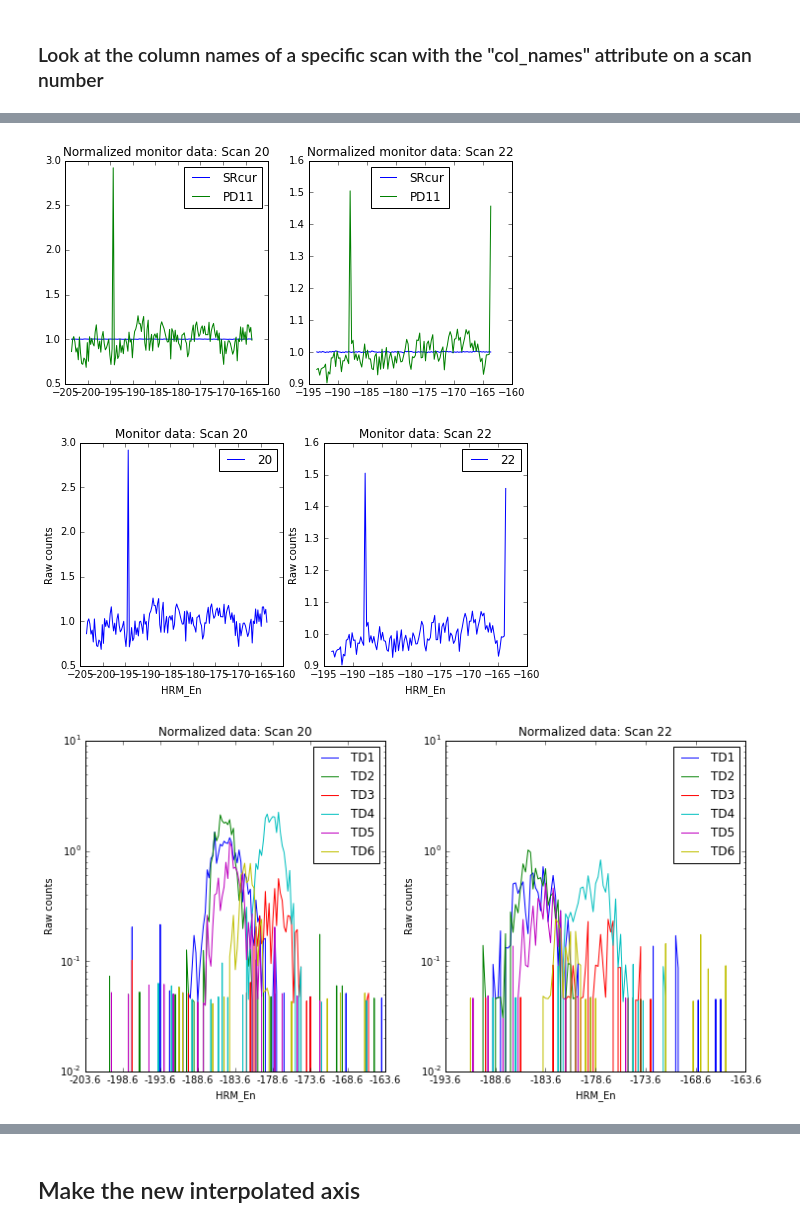
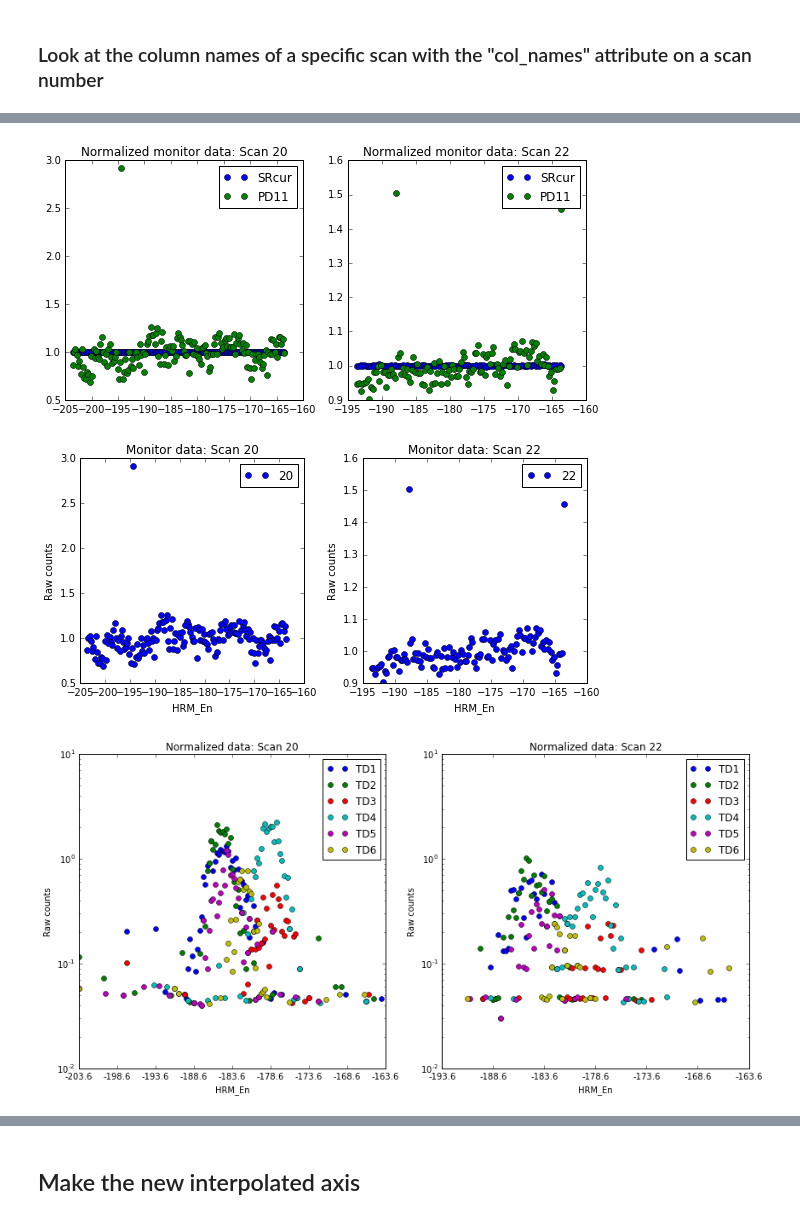
Before and after one commit to NSLS-II-IXS/ixstools, a Jupyter notebook: notebooks/IXS alignment notebook.ipynb, the cells around one changed output, grey strips where cells are left out. Drawn from its saved outputs; the diff is of its cells as text; code cells hidden in the pictures.

```diff
--- a/notebooks/IXS alignment notebook.ipynb
+++ b/notebooks/IXS alignment notebook.ipynb
@@ -160,16 +194,17 @@ else:
 x_data = [sf[sid].scan_data[x_name] for sid in scans]
 y_data = [sf[sid].scan_data[y_keys] for sid in scans]
 # output the raw data and make some matplotlib plots
-fig, axes = make_axes(len(y_data))
+fig, axes = make_axes(len(y_data), 6, 6)
 for x_vals, y_sid, sid, ax in zip(x_data, y_data, scans, axes.ravel()):
     fpath = os.path.join(output_dir, '%s-raw' % sid)
     df = y_sid.copy().set_index(x_vals)
     df.to_csv(fpath, output_sep)
-    df.plot(logy=logy, ax=ax)
+    df.plot(logy=logy, ax=ax, **data_plot_kws)
     ax.set_title("Raw data: Scan %s" % sid)
     ax.set_xlabel(x_name)
     ax.set_ylabel("Raw counts")
 
+plt.tight_layout()
 fpath = os.path.join(output_dir, '-'.join([str(sid) for sid in scans]) + '-raw')
 fig.savefig(fpath + '.png')
 # %% [output]
@@ -182,7 +217,9 @@ raw_monitor_data = [[sf[sid].scan_data[monitor]
 fig, axes = make_axes(len(raw_monitor_data))
 for mon_data, x, sid, ax in zip(raw_monitor_data, x_data, scans, axes.ravel()):
     for d, mon in zip(mon_data, monitors):
-        ax.semilogy(x, d, label=mon)
+        ax.plot(x, d, label=mon, **data_plot_kws)
+#         ax.semilogy(x, d, label=mon)
     ax.legend(loc=0)
     ax.set_title('Raw monitor data: Scan %s' % sid)
+plt.tight_layout()
 # %% [output]
@@ -193,18 +230,19 @@ norm_mon_data = [[d / np.average(d) for d in mon_data] for mon_data in raw_monit
 fig, axes = make_axes(len(raw_monitor_data))
 for mon_data, x, sid, ax in zip(norm_mon_data, x_data, scans, axes.ravel()):
     for d, mon in zip(mon_data, monitors):
-        ax.plot(x, d, label=mon)
+        ax.plot(x, d, label=mon, **data_plot_kws)
     ax.legend(loc=0)
     ax.set_title('Normalized monitor data: Scan %s' % sid)
+plt.tight_layout()
 # %% [output]
-[figure, old version]
+[figure, new version]
 # %%
 # normalize the monitor by its average value
 monitor_data = [np.product(mon_data, axis=0) for mon_data in norm_mon_data]
 
 fig, axes = make_axes(len(monitor_data))
 for mon_data, x, sid, ax in zip(monitor_data, x_data, scans, axes.ravel()):
-    ax.plot(x, mon_data, label=sid)
+    ax.plot(x, mon_data, label=sid, **data_plot_kws)
     ax.legend(loc=0)
     ax.set_title("Monitor data: Scan %s" % sid)
     ax.set_xlabel(x_name)
@@ -213,23 +251,26 @@ for mon_data, x, sid, ax in zip(monitor_data, x_data, scans, axes.ravel()):
     fpath = os.path.join(output_dir, '%s-monitor' % sid)
     pd.DataFrame({'sid': mon_data}, index=x).to_csv(fpath, output_sep)
 
+plt.tight_layout()
 fpath = os.path.join(output_dir, '-'.join([str(sid) for sid in scans]) + '-monitor')
 fig.savefig(fpath + '.png')
 # %% [output]
-[figure, old version]
+[figure, new version]
 # %%
 # normalize by the monitor
 normed = [y.divide(monitor*ct_time, 'rows')
           for y, monitor, ct_time in zip(y_data, monitor_data, exposure_time)]
 fig, axes = make_axes(len(normed), 6, 6)
 for df, x, sid, ax in zip(normed, x_data, scans, axes.ravel()):
-    df.plot(logy=logy, ax=ax)
+    df.plot(logy=logy, ax=ax, **data_plot_kws)
     ax.legend(loc=0)
     ax.set_title("Normalized data: Scan %s" % sid)
     ax.set_xlabel(x_name)
     ax.set_ylabel("Raw counts")
     # output the monitor data
     fpath = os.path.join(output_dir, '%s-norm' % sid)
-    d.to_csv(fpath, output_sep)
+    df.to_csv(fpath, output_sep)
+
+plt.tight_layout()
 # %% [output]
-[figure, old version]
+[figure, new version]
```
Also changed, not shown: parts of 17 cells of this notebook.
